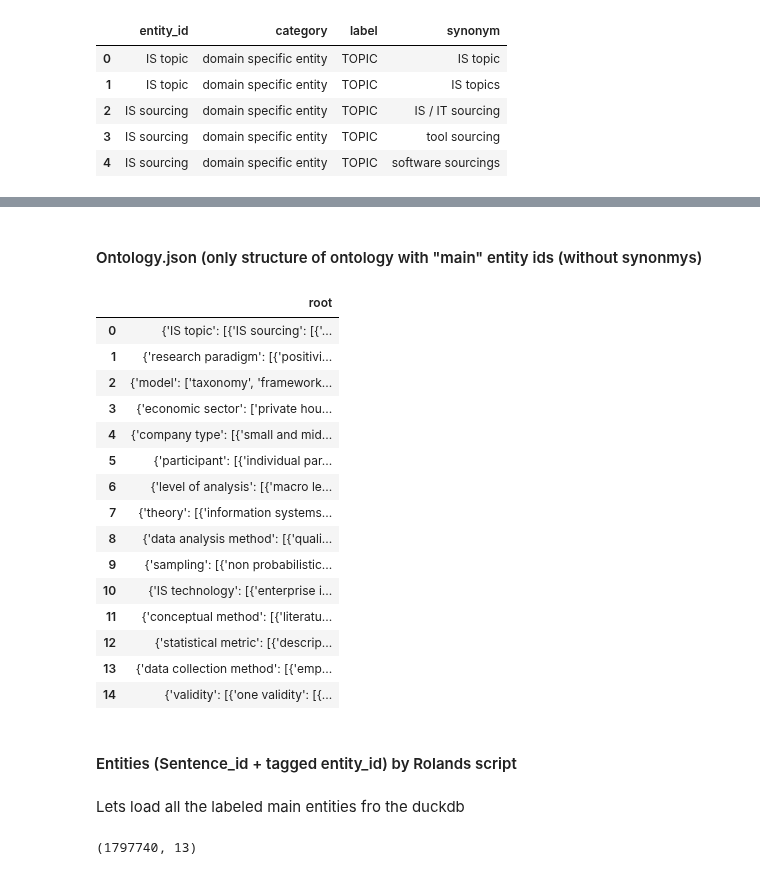
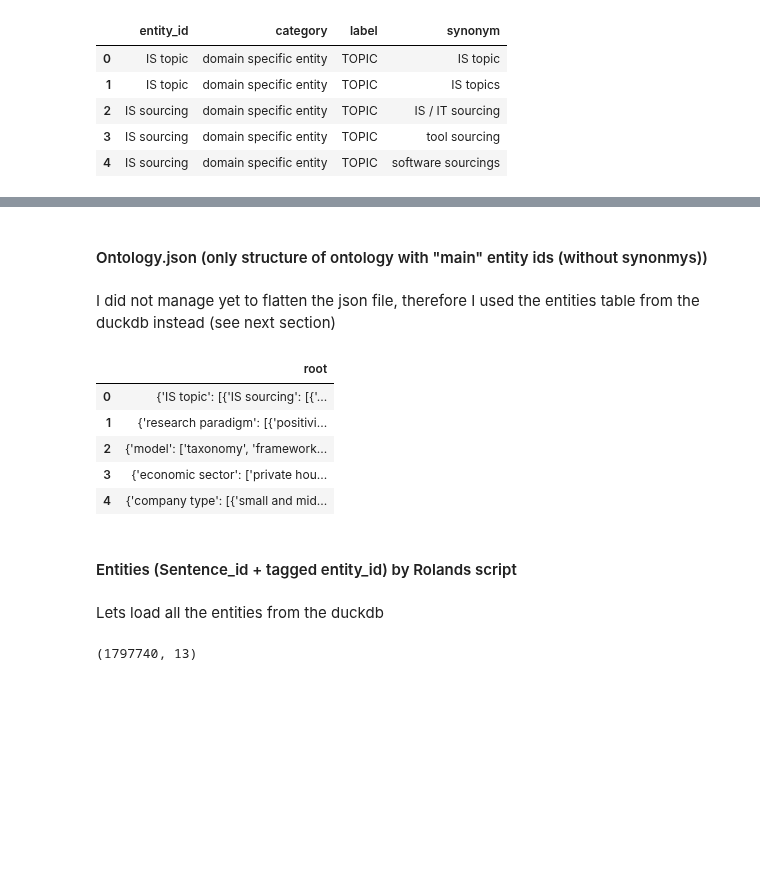
Before and after one commit to Heity94/TWSM_Lab, a Jupyter notebook: Project/Notebooks/PH_TrainTestSplit_Ontology.ipynb, the cells around one changed output, grey strips where cells are left out. Saved outputs shown, nothing was run; the diff lists cells and outputs as text; code cells hidden in the pictures; blank space fills up the shorter version.

```diff
--- a/Project/Notebooks/PH_TrainTestSplit_Ontology.ipynb
+++ b/Project/Notebooks/PH_TrainTestSplit_Ontology.ipynb
@@ -84,29 +90,21 @@ ontology_syn.head()
 #entities_syn_unique_ds = ontology_syn_ds.synonym.unique().tolist()
 #ontology_syn_ds_unique = ontology_syn_ds.drop_duplicates(subset="synonym")
 # %% [markdown]
-#### Ontology.json (only structure of ontology with "main" entity ids (without synonmys)
+#### Ontology.json (only structure of ontology with "main" entity ids (without synonmys))
+# %% [markdown]
+I did not manage yet to flatten the json file, therefore I used the entities table from the duckdb instead (see next section)
 # %%
 if colab==True:
   ontology_json = pd.read_json(data_path+"/Ontology/isontology.json")#, orient="values")#, index_col=0)
 # %%
-ontology_json
+ontology_json.head()
 # %% [output]
 |  | root |
 | 0 | {'IS topic': [{'IS sourcing': [{'... |
 | 1 | {'research paradigm': [{'positivi... |
 | 2 | {'model': ['taxonomy', 'framework... |
 | 3 | {'economic sector': ['private hou... |
 | 4 | {'company type': [{'small and mid... |
-| 5 | {'participant': [{'individual par... |
-| 6 | {'level of analysis': [{'macro le... |
-| 7 | {'theory': [{'information systems... |
-| 8 | {'data analysis method': [{'quali... |
-| 9 | {'sampling': [{'non probabilistic... |
-| 10 | {'IS technology': [{'enterprise i... |
-| 11 | {'conceptual method': [{'literatu... |
-| 12 | {'statistical metric': [{'descrip... |
-| 13 | {'data collection method': [{'emp... |
-| 14 | {'validity': [{'one validity': [{... |
 # %% [markdown]
 #### Entities (Sentence_id + tagged entity_id) by Rolands script
 # %%
@@ -116,7 +114,7 @@ if colab==True:
 else:
   con = duckdb.connect(database='../Data/ExtractedInformationofCorpus/isrecon.duckdb', read_only=False)
 # %% [markdown]
-Lets load all the labeled main entities fro the duckdb
+Lets load all the entities from the duckdb
 # %%
 # Load first article as df
 entities = con.execute("""
```
Also changed, not shown: parts of 20 cells of this notebook.
